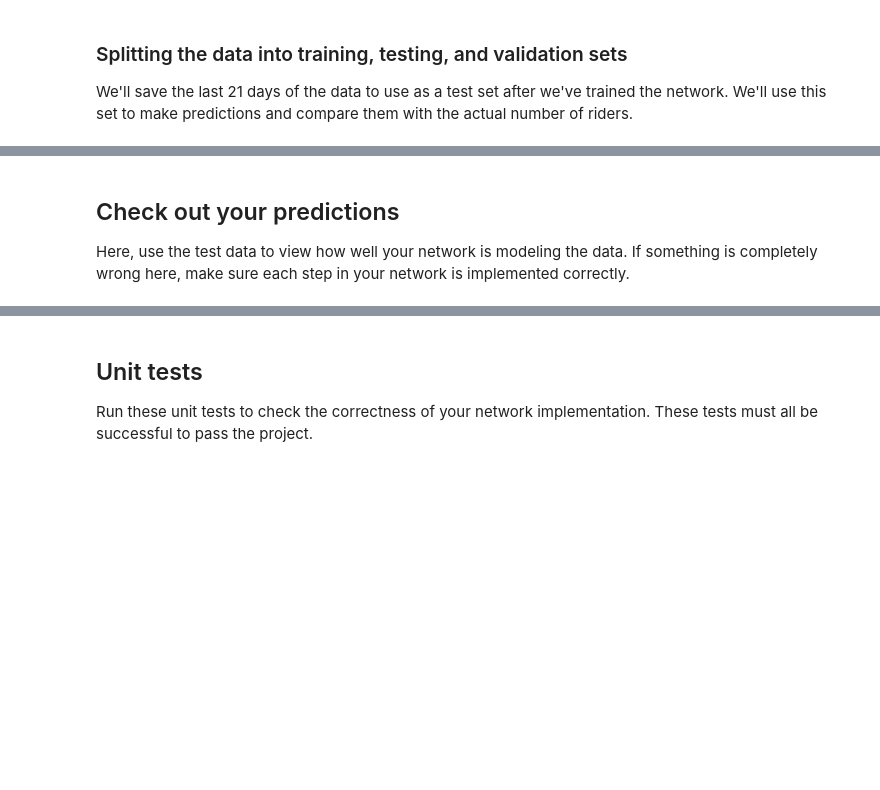
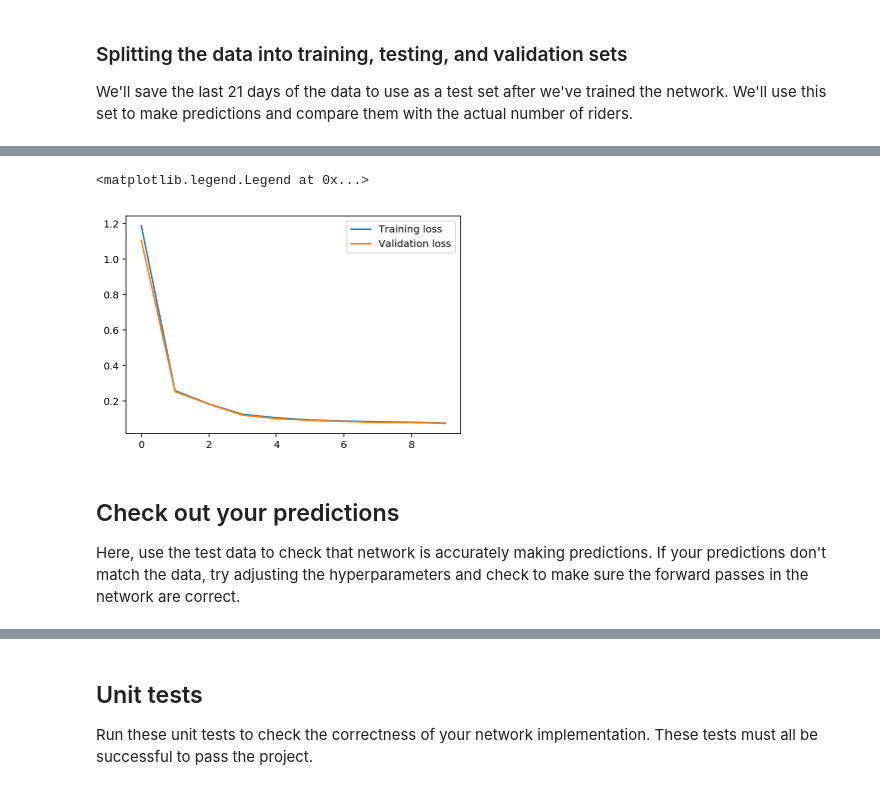
Before and after one commit to mgsakata/dlnd-project-1, a Jupyter notebook: dlnd-your-first-neural-network.ipynb, the cells around one changed output, grey strips where cells are left out. Cells and saved outputs as stored; diff of their text form; code cells hidden in the pictures; blank space fills up the shorter version.

Commit message:
updated to the correct notebook

```diff
--- a/dlnd-your-first-neural-network.ipynb
+++ b/dlnd-your-first-neural-network.ipynb
@@ -107,10 +112,12 @@ Below, you have these tasks:
 3. Implement the backpropagation algorithm in the `train` method, including calculating the output error.
 4. Implement the forward pass in the `run` method.
 # %%
+
 def sigmoid(x):
     return 1/(1 + np.exp(-x))
 
-class NeuralNetwork(object):
+class NeuralNetwork:
+
     def __init__(self, input_nodes, hidden_nodes, output_nodes, learning_rate):
         # Set number of nodes in input, hidden and output layers.
         self.input_nodes = input_nodes
@@ -119,20 +126,21 @@ class NeuralNetwork(object):
 
         # Initialize weights
         self.weights_input_to_hidden = np.random.normal(0.0, self.hidden_nodes**-0.5,
-                                       (self.hidden_nodes, self.input_nodes))
+                                                (self.hidden_nodes, self.input_nodes))
 
         self.weights_hidden_to_output = np.random.normal(0.0, self.output_nodes**-0.5,
-                                       (self.output_nodes, self.hidden_nodes))
-        self.lr = learning_rate
+                                                (self.output_nodes, self.hidden_nodes))
+
+        self.learning_rate = learning_rate
 
         #### Set this to your implemented sigmoid function ####
-        # Activation function is the sigmoid function
+        # TODO: Activation function is the sigmoid function
         self.activation_function = sigmoid
 
     def train(self, inputs_list, targets_list):
         # Convert inputs list to 2d array
         inputs = np.array(inputs_list, ndmin=2).T
-        targets = np.array(targets_list, ndmin=2).T
+        targets = np.array(targets_list, ndmin = 2).T
 
         #### Implement the forward pass here ####
         ### Forward pass ###
@@ -142,7 +150,7 @@ class NeuralNetwork(object):
 
         # TODO: Output layer
         final_inputs = np.dot(hidden_outputs, self.weights_hidden_to_output.T)
-        final_outputs = final_inputs
+        final_outputs = final_inputs.T
 
         #### Implement the backward pass here ####
         ### Backward pass ###
@@ -155,9 +163,8 @@ class NeuralNetwork(object):
         hidden_grad = hidden_outputs * (1 - hidden_outputs)
 
         # TODO: Update the weights
-        self.weights_hidden_to_output += self.lr * output_errors * hidden_outputs
-        self.weights_input_to_hidden += self.lr * np.dot((hidden_errors*hidden_grad).T, inputs.T)
-
+        self.weights_hidden_to_output += self.learning_rate * output_errors * hidden_outputs
+        self.weights_input_to_hidden += self.learning_rate * np.dot((hidden_errors*hidden_grad).T, inputs.T)
 
     def run(self, inputs_list):
         # Run a forward pass through the network
@@ -170,7 +177,7 @@ class NeuralNetwork(object):
 
         # TODO: Output layer
         final_inputs = np.dot(hidden_outputs, self.weights_hidden_to_output.T)
-        final_outputs = final_inputs
+        final_outputs = final_inputs.T
 
         return final_outputs
 # %%
@@ -192,8 +197,6 @@ This scales the size of weight updates. If this is too big, the weights tend to
 ### Choose the number of hidden nodes
 The more hidden nodes you have, the more accurate predictions the model will make. Try a few different numbers and see how it affects the performance. You can look at the losses dictionary for a metric of the network performance. If the number of hidden units is too low, then the model won't have enough space to learn and if it is too high there are too many options for the direction that the learning can take. The trick here is to find the right balance in number of hidden units you choose.
 # %%
-import sys
-
 ### Set the hyperparameters here ###
 epochs = 5000
 learning_rate = 0.005
@@ -209,15 +212,17 @@ for e in range(epochs):
     batch = np.random.choice(train_features.index, size=128)
     for record, target in zip(train_features.ix[batch].values,
                               train_targets.ix[batch]['cnt']):
+
         network.train(record, target)
 
-    # Printing out the training progress
-    train_loss = MSE(network.run(train_features), train_targets['cnt'].values)
-    val_loss = MSE(network.run(val_features), val_targets['cnt'].values)
-    sys.stdout.write("\rProgress: " + str(100 * e/float(epochs))[:4] \
-                     + "% ... Training loss: " + str(train_loss)[:5] \
-                     + " ... Validation loss: " + str(val_loss)[:5])
+    if e%(epochs/10) == 0:
+        # Calculate losses for the training and test sets
+        train_loss = MSE(network.run(train_features), train_targets['cnt'].values)
+        val_loss = MSE(network.run(val_features), val_targets['cnt'].values)
+        losses['train'].append(train_loss)
+        losses['validation'].append(val_loss)
 
-    losses['train'].append(train_loss)
-    losses['validation'].append(val_loss)
+        # Print out the losses as the network is training
+        print('Training loss: {:.4f}'.format(train_loss))
+        print('Validation loss: {:.4f}'.format(val_loss))
 # %% [output]
@@ -226,12 +249,14 @@ KeyboardInterrupt:
 # %%
 plt.plot(losses['train'], label='Training loss')
 plt.plot(losses['validation'], label='Validation loss')
 plt.legend()
-plt.ylim(ymax=0.5)
+# %% [output]
+<matplotlib.legend.Legend at 0x...>
+[figure, added]
 # %% [markdown]
 ## Check out your predictions
 
-Here, use the test data to view how well your network is modeling the data. If something is completely wrong here, make sure each step in your network is implemented correctly.
+Here, use the test data to check that network is accurately making predictions. If your predictions don't match the data, try adjusting the hyperparameters and check to make sure the forward passes in the network are correct.
 # %%
 fig, ax = plt.subplots(figsize=(8,4))
 
```
Also changed, not shown: parts of 10 cells of this notebook.
